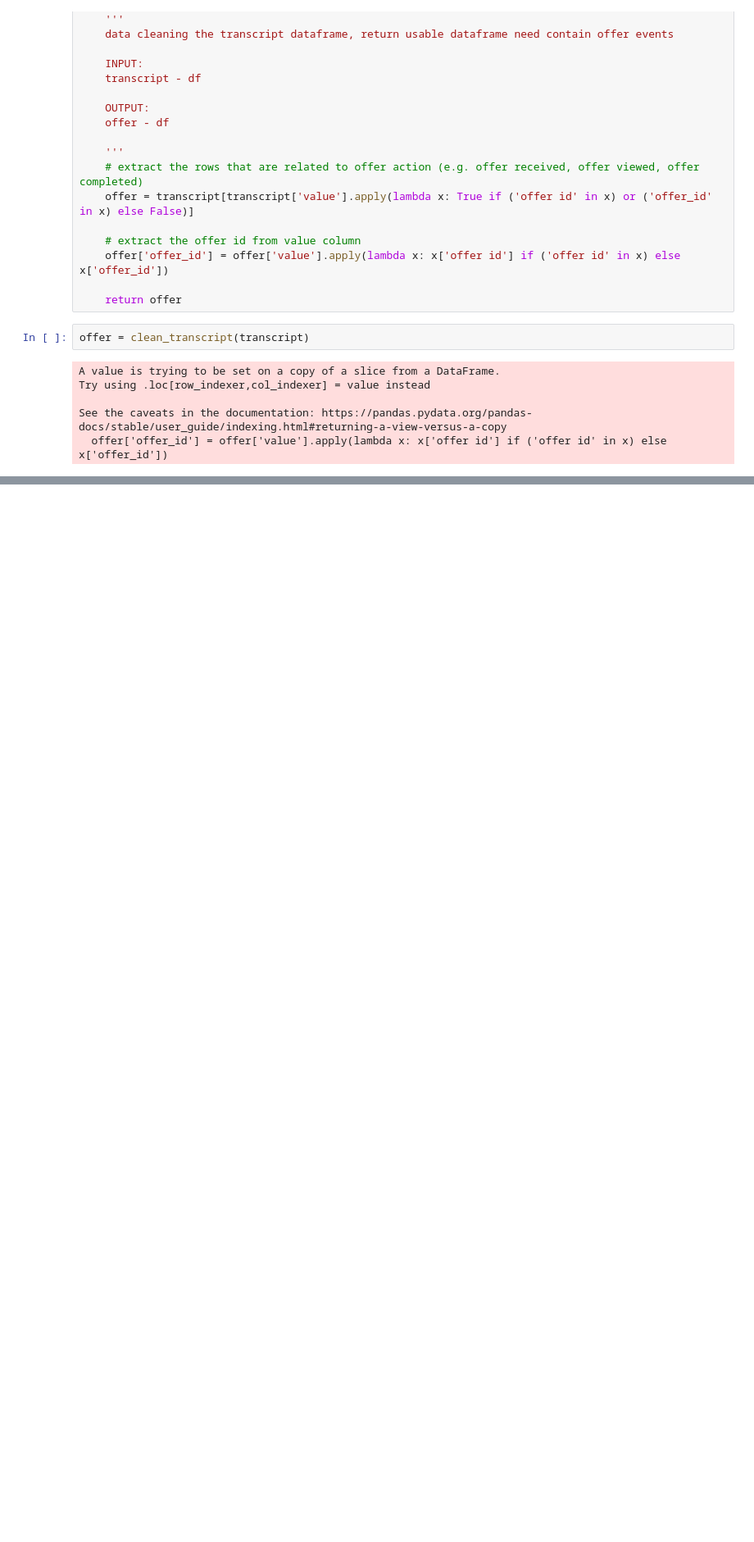
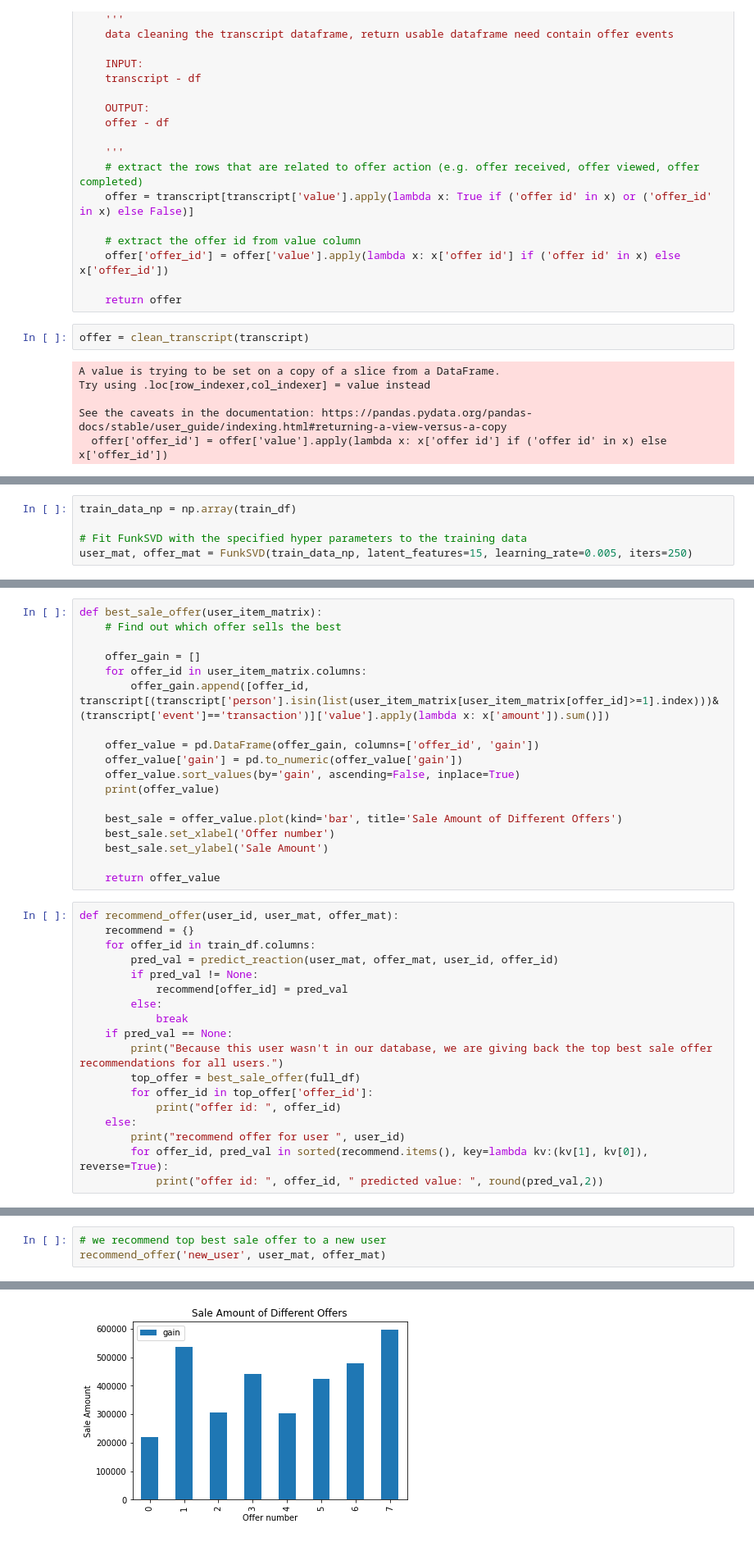
Before and after one commit to abndre/Starbucks-Capstone-Challenge, a Jupyter notebook: Starbucks_Capstone_notebook.ipynb, the cells around one changed output, grey strips where cells are left out. Shown at 82% size. Cells and saved outputs as stored; diff of their text form; blank space fills up the shorter version.

```diff
--- a/Starbucks_Capstone_notebook.ipynb
+++ b/Starbucks_Capstone_notebook.ipynb
@@ -309,0 +475,5 @@ offer.head()
+# %%
+train_data_np = np.array(train_df)
+
+# Fit FunkSVD with the specified hyper parameters to the training data
+user_mat, offer_mat = FunkSVD(train_data_np, latent_features=15, learning_rate=0.005, iters=250)
@@ -309,0 +606,36 @@ offer.head()
+# %%
+def best_sale_offer(user_item_matrix):
+    # Find out which offer sells the best
+
+    offer_gain = []
+    for offer_id in user_item_matrix.columns:
+        offer_gain.append([offer_id, transcript[(transcript['person'].isin(list(user_item_matrix[user_item_matrix[offer_id]>=1].index)))&(transcript['event']=='transaction')]['value'].apply(lambda x: x['amount']).sum()])
+
+    offer_value = pd.DataFrame(offer_gain, columns=['offer_id', 'gain'])
+    offer_value['gain'] = pd.to_numeric(offer_value['gain'])
+    offer_value.sort_values(by='gain', ascending=False, inplace=True)
+    print(offer_value)
+
+    best_sale = offer_value.plot(kind='bar', title='Sale Amount of Different Offers')
+    best_sale.set_xlabel('Offer number')
+    best_sale.set_ylabel('Sale Amount')
+
+    return offer_value
+# %%
+def recommend_offer(user_id, user_mat, offer_mat):
+    recommend = {}
+    for offer_id in train_df.columns:
+        pred_val = predict_reaction(user_mat, offer_mat, user_id, offer_id)
+        if pred_val != None:
+            recommend[offer_id] = pred_val
+        else:
+            break
+    if pred_val == None:
+        print("Because this user wasn't in our database, we are giving back the top best sale offer recommendations for all users.")
+        top_offer = best_sale_offer(full_df)
+        for offer_id in top_offer['offer_id']:
+            print("offer id: ", offer_id)
+    else:
+        print("recommend offer for user ", user_id)
+        for offer_id, pred_val in sorted(recommend.items(), key=lambda kv:(kv[1], kv[0]), reverse=True):
+            print("offer id: ", offer_id, " predicted value: ", round(pred_val,2))
@@ -309,0 +655,4 @@ offer.head()
+# %%
+# we recommend top best sale offer to a new user
+recommend_offer('new_user', user_mat, offer_mat)
+# %% [output]
@@ -309,0 +677 @@ offer.head()
+[figure, added]
```
Also changed, not shown: parts of 31 cells of this notebook, 3 other files.
